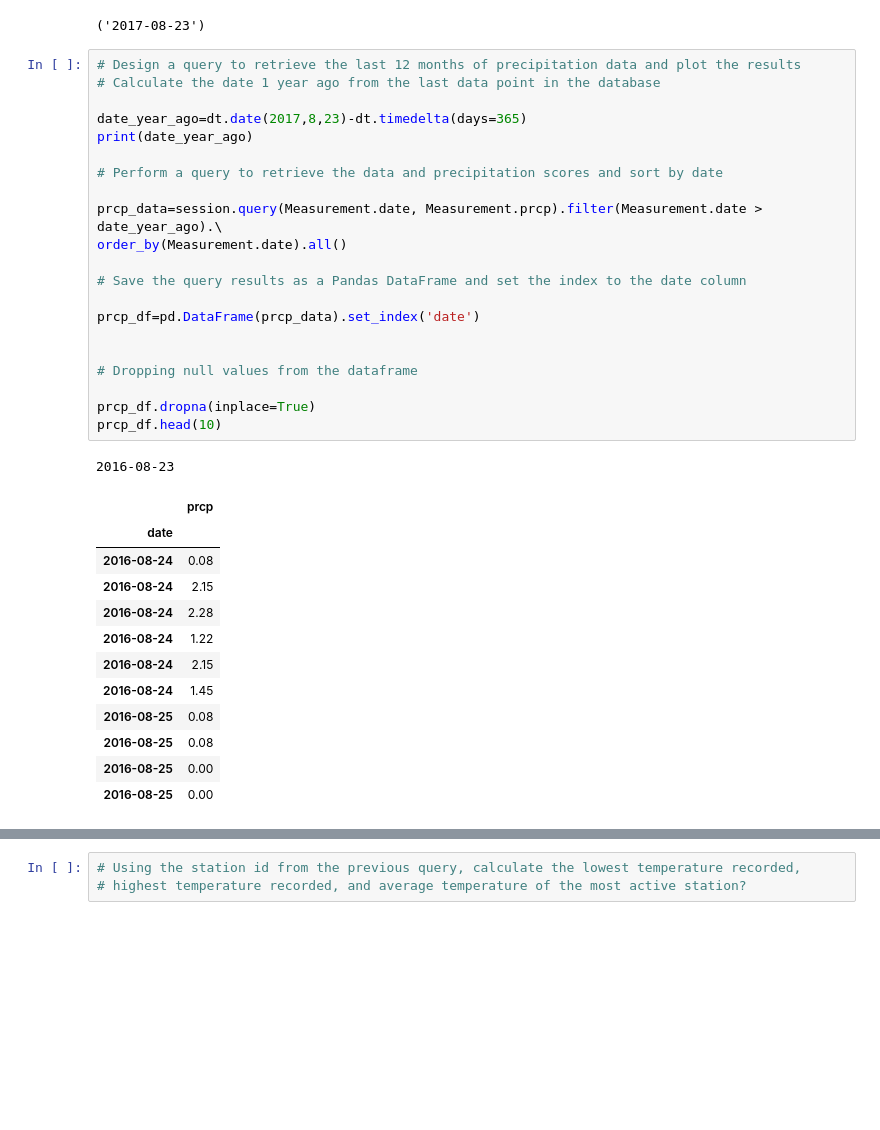
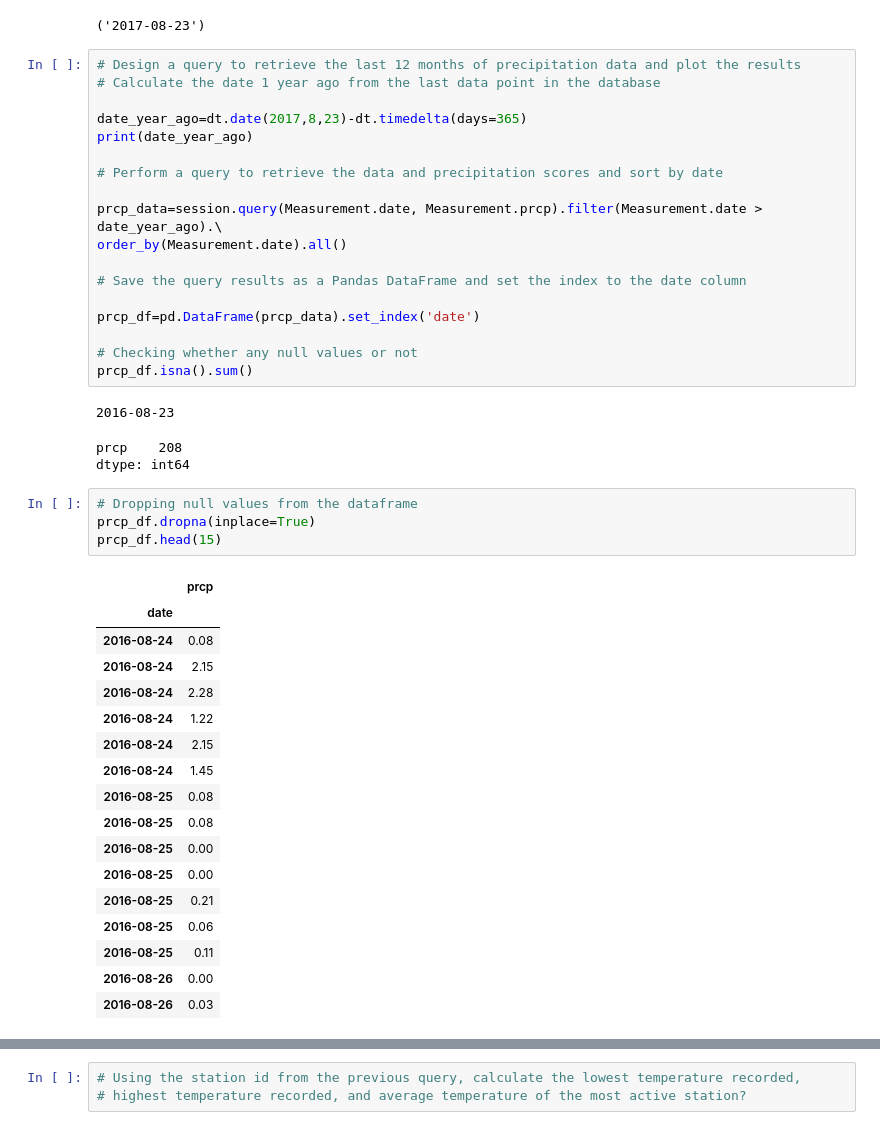
Before and after one commit to SoniMohandas/sqlalchemy-challenge, a Jupyter notebook: climate_starter.ipynb, the cells around one changed output, grey strips where cells are left out. Saved outputs shown, nothing was run; the diff lists cells and outputs as text; blank space fills up the shorter version.

```diff
--- a/climate_starter.ipynb
+++ b/climate_starter.ipynb
@@ -80,24 +80,33 @@ order_by(Measurement.date).all()
 
 prcp_df=pd.DataFrame(prcp_data).set_index('date')
 
-
-# Dropping null values from the dataframe
-
-prcp_df.dropna(inplace=True)
-prcp_df.head(10)
+# Checking whether any null values or not
+prcp_df.isna().sum()
 # %% [output]
 2016-08-23
-|  | prcp |
-| date |  |
-| 2016-08-24 | 0.08 |
-| 2016-08-24 | 2.15 |
-| 2016-08-24 | 2.28 |
-| 2016-08-24 | 1.22 |
-| 2016-08-24 | 2.15 |
-| 2016-08-24 | 1.45 |
-| 2016-08-25 | 0.08 |
-| 2016-08-25 | 0.08 |
-| 2016-08-25 | 0.00 |
-| 2016-08-25 | 0.00 |
+prcp    208
+dtype: int64
+# %%
+# Dropping null values from the dataframe
+prcp_df.dropna(inplace=True)
+prcp_df.head(15)
+# %% [output]
+|  | prcp |
+| date |  |
+| 2016-08-24 | 0.08 |
+| 2016-08-24 | 2.15 |
+| 2016-08-24 | 2.28 |
+| 2016-08-24 | 1.22 |
+| 2016-08-24 | 2.15 |
+| 2016-08-24 | 1.45 |
+| 2016-08-25 | 0.08 |
+| 2016-08-25 | 0.08 |
+| 2016-08-25 | 0.00 |
+| 2016-08-25 | 0.00 |
+| 2016-08-25 | 0.21 |
+| 2016-08-25 | 0.06 |
+| 2016-08-25 | 0.11 |
+| 2016-08-26 | 0.00 |
+| 2016-08-26 | 0.03 |
 # %%
 # Use Pandas Plotting with Matplotlib to plot the data
```
Also changed, not shown: parts of 4 cells of this notebook.
